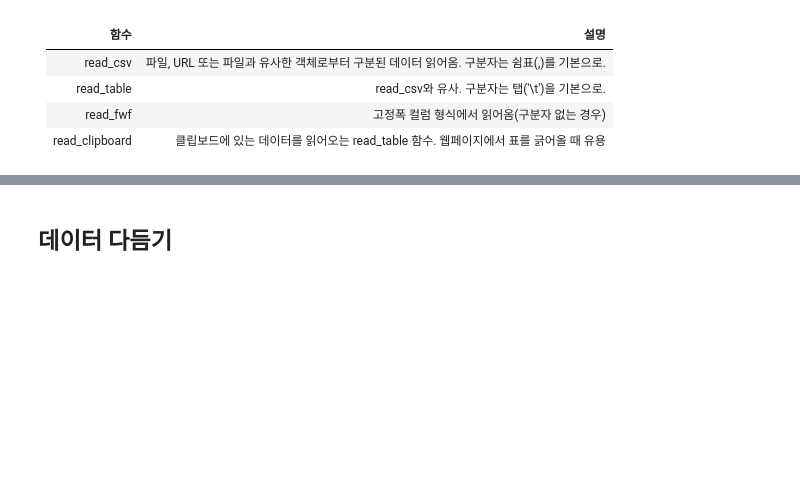
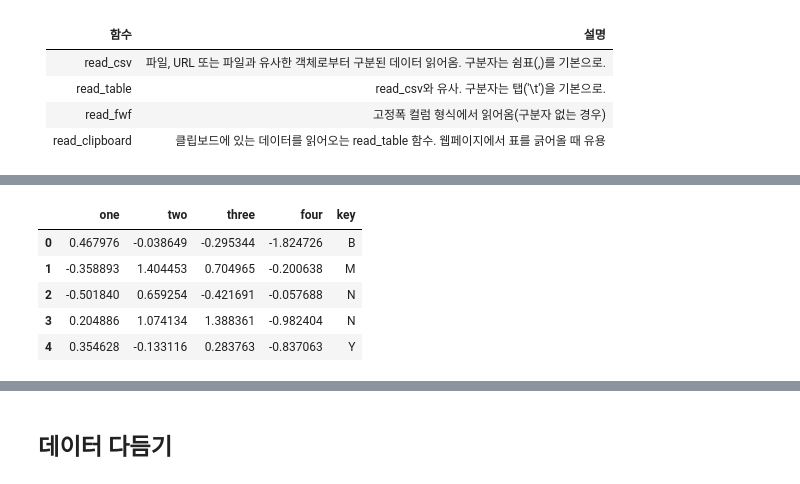
Before and after one commit to KonanAcademy/da, a Jupyter notebook: part1/03_python_pandas_2.ipynb, the cells around one changed output, grey strips where cells are left out. Drawn from its saved outputs; the diff is of its cells as text; code cells hidden in the pictures; blank space fills up the shorter version.

```diff
--- a/part1/03_python_pandas_2.ipynb
+++ b/part1/03_python_pandas_2.ipynb
@@ -1176,0 +1225,4 @@ read_clipboard | 클립보드에 있는 데이터를 읽어오는 read_table 함
+# %%
+# 로우 단위로, 여러 조각으로 읽어오기
+chunker = pd.read_csv('03_data/file/ex6.csv', chunksize=1000)
+chunker
@@ -1176,0 +1248,8 @@ read_clipboard | 클립보드에 있는 데이터를 읽어오는 read_table 함
+# %%
+# chunker로 쪼개진 파일을 순회하면서, key 칼럼에 있는 값 세어보기
+tot = Series([])
+for piece in chunker :
+    tot = tot.add(piece['key'].value_counts(), fill_value=0)
+
+tot = tot.order(ascending=False)
+tot
@@ -1176,0 +1274,9 @@ read_clipboard | 클립보드에 있는 데이터를 읽어오는 read_table 함
+# %%
+piece.head()
+# %% [output]
+|  | one | two | three | four | key |
+| 0 | 0.467976 | -0.038649 | -0.295344 | -1.824726 | B |
+| 1 | -0.358893 | 1.404453 | 0.704965 | -0.200638 | M |
+| 2 | -0.501840 | 0.659254 | -0.421691 | -0.057688 | N |
+| 3 | 0.204886 | 1.074134 | 1.388361 | -0.982404 | N |
+| 4 | 0.354628 | -0.133116 | 0.283763 | -0.837063 | Y |
```
Also changed, not shown: parts of 35 cells of this notebook, 1 other file.
